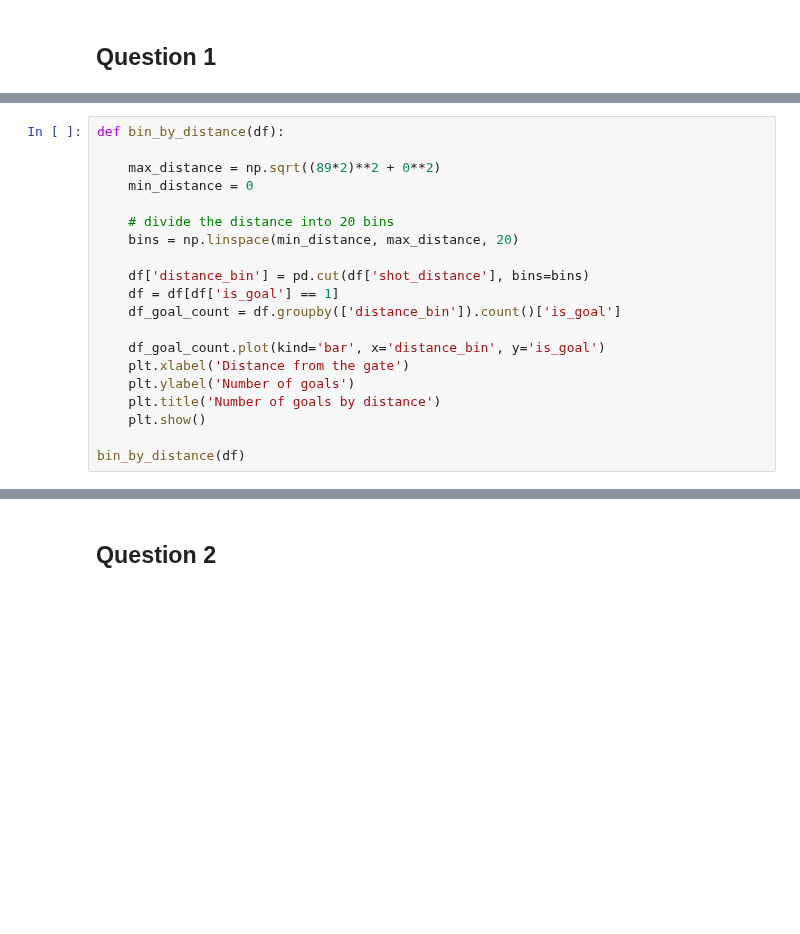
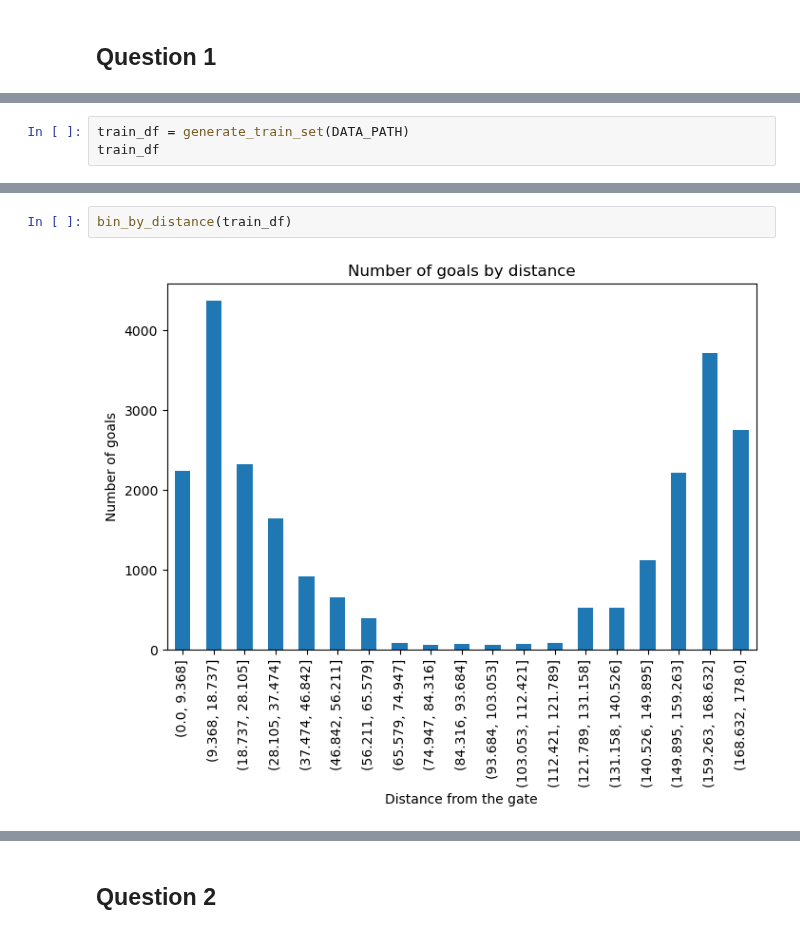
Before and after one commit to K-kiron/NHL-Analysis, a Jupyter notebook: Milestone2/features/feature_eng1.ipynb, the cells around one changed output, grey strips where cells are left out. Cells and saved outputs as stored; diff of their text form; blank space fills up the shorter version.

```diff
--- a/Milestone2/features/feature_eng1.ipynb
+++ b/Milestone2/features/feature_eng1.ipynb
@@ -94,20 +32,0 @@ df
-# %%
-def bin_by_distance(df):
-
-    max_distance = np.sqrt((89*2)**2 + 0**2)
-    min_distance = 0
-
-    # divide the distance into 20 bins
-    bins = np.linspace(min_distance, max_distance, 20)
-
-    df['distance_bin'] = pd.cut(df['shot_distance'], bins=bins)
-    df = df[df['is_goal'] == 1]
-    df_goal_count = df.groupby(['distance_bin']).count()['is_goal']
-
-    df_goal_count.plot(kind='bar', x='distance_bin', y='is_goal')
-    plt.xlabel('Distance from the gate')
-    plt.ylabel('Number of goals')
-    plt.title('Number of goals by distance')
-    plt.show()
-
-bin_by_distance(df)
@@ -147,0 +33,3 @@ joint_plot(df)
+# %%
+train_df = generate_train_set(DATA_PATH)
+train_df
@@ -147,0 +50,4 @@ joint_plot(df)
+# %%
+bin_by_distance(train_df)
+# %% [output]
+[figure, added]
```
Also changed, not shown: parts of 18 cells of this notebook, 1 other file.
